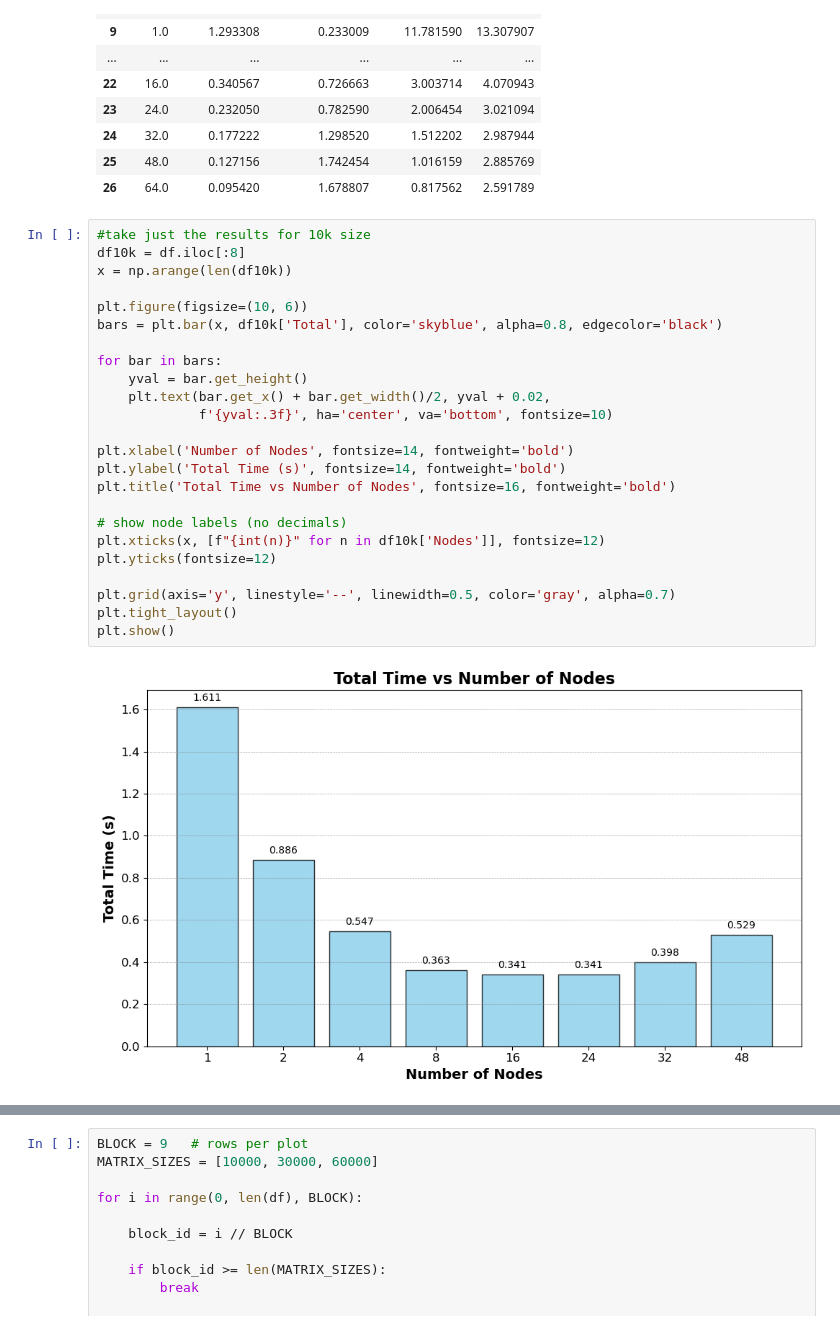
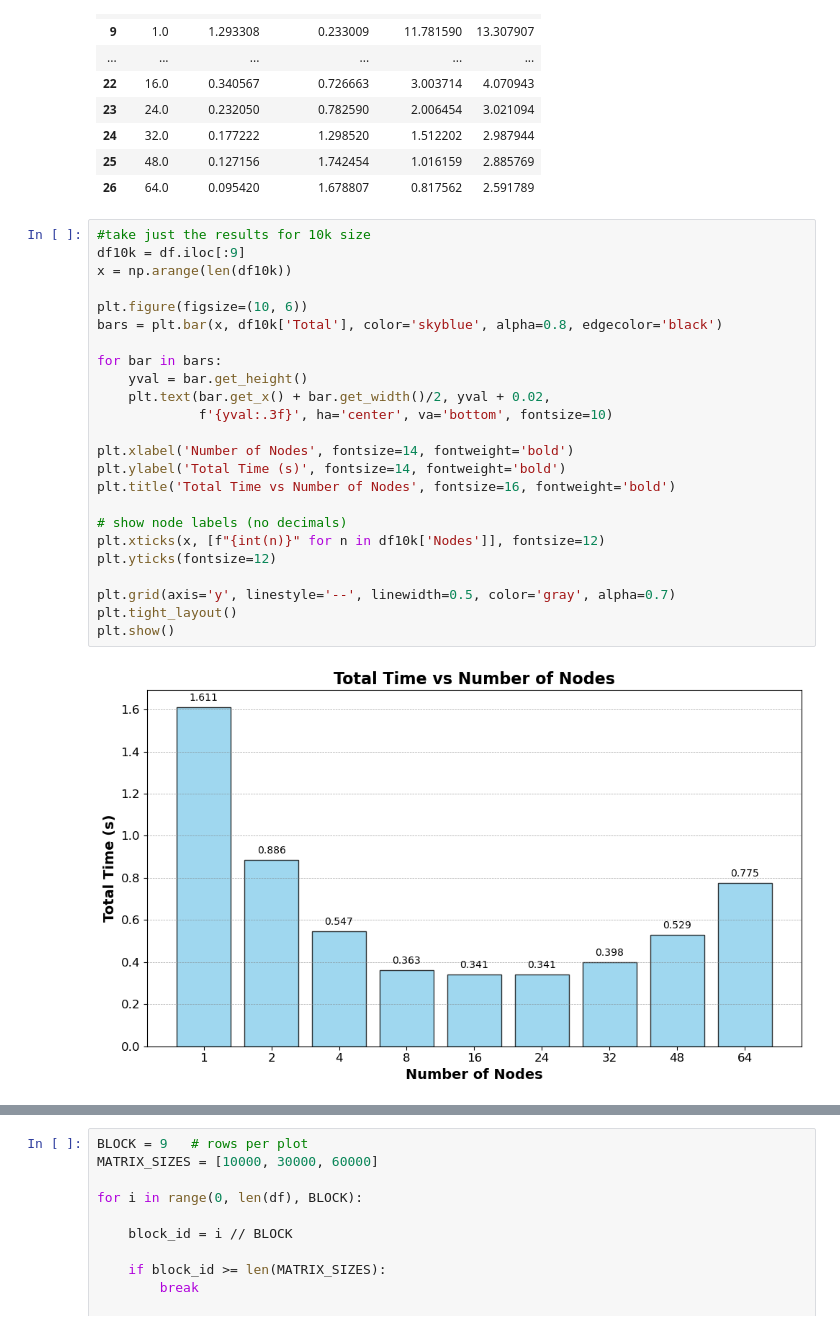
Before and after one commit to marcobarrasso1/Advanced-HPC-Final-Project, a Jupyter notebook: visualize.ipynb, the cells around one changed output, grey strips where cells are left out. Saved outputs shown, nothing was run; the diff lists cells and outputs as text.

```diff
--- a/visualize.ipynb
+++ b/visualize.ipynb
@@ -57,30 +87,30 @@ df
 | 26 | 64.0 | 0.095420 | 1.678807 | 0.817562 | 2.591789 |
 # %%
 #take just the results for 10k size
-df10k = df.iloc[:8]
+df10k = df.iloc[:9]
 x = np.arange(len(df10k))
 
 plt.figure(figsize=(10, 6))
 bars = plt.bar(x, df10k['Total'], color='skyblue', alpha=0.8, edgecolor='black')
 
 for bar in bars:
     yval = bar.get_height()
     plt.text(bar.get_x() + bar.get_width()/2, yval + 0.02,
              f'{yval:.3f}', ha='center', va='bottom', fontsize=10)
 
 plt.xlabel('Number of Nodes', fontsize=14, fontweight='bold')
 plt.ylabel('Total Time (s)', fontsize=14, fontweight='bold')
 plt.title('Total Time vs Number of Nodes', fontsize=16, fontweight='bold')
 
 # show node labels (no decimals)
 plt.xticks(x, [f"{int(n)}" for n in df10k['Nodes']], fontsize=12)
 plt.yticks(fontsize=12)
 
 plt.grid(axis='y', linestyle='--', linewidth=0.5, color='gray', alpha=0.7)
 plt.tight_layout()
 plt.show()
 # %% [output]
-[figure, old version]
+[figure, new version]
 # %%
 x = np.arange(len(df10k))
 w = 0.8
```
Also changed, not shown: parts of 3 cells of this notebook, 4 other files.
